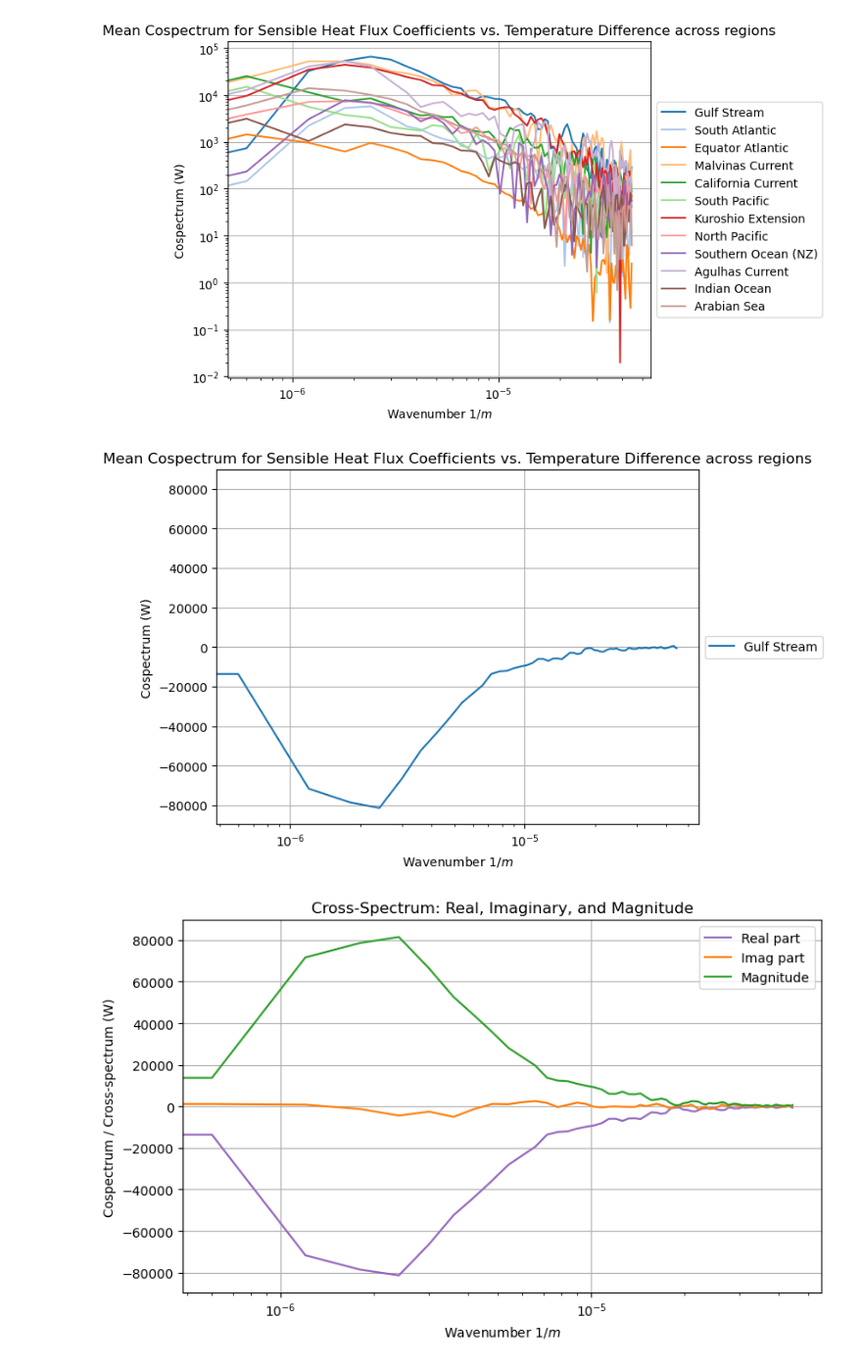
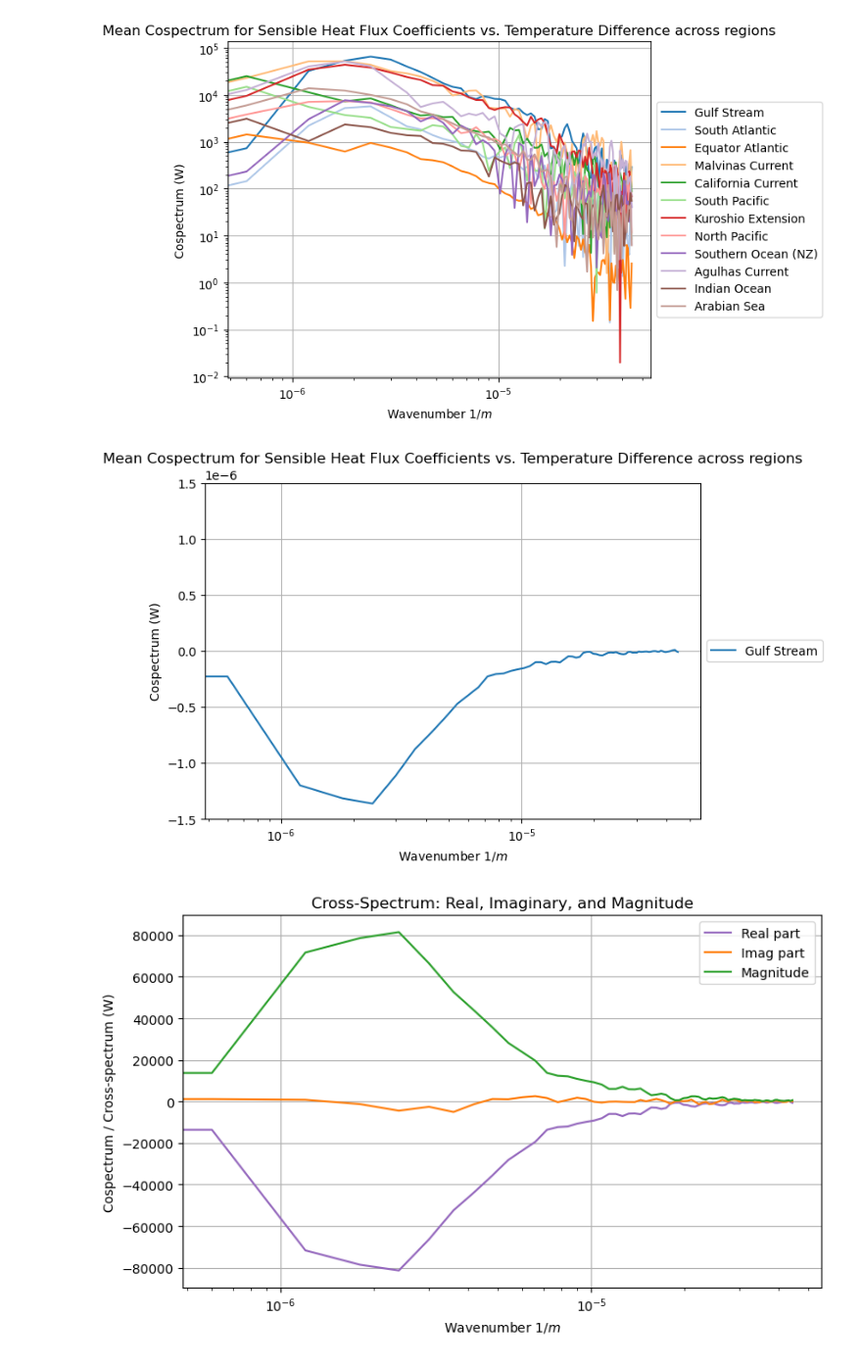
Before and after one commit to ocean-transport/air-sea-ML, a Jupyter notebook: cross_spectrum_figGen.ipynb, the cells around one changed output. Shown at 98% size. Saved outputs shown, nothing was run; the diff lists cells and outputs as text; code cells hidden in the pictures.

```diff
--- a/cross_spectrum_figGen.ipynb
+++ b/cross_spectrum_figGen.ipynb
@@ -1078,35 +1061,36 @@ C_t = C.chunk({"xt_ocean": -1})
 
 # degree to m conversion
 T_diff_t = T_diff_t.assign_coords(xt_ocean=T_diff_t.xt_ocean*111000)
 C_t = C_t.assign_coords(xt_ocean=C_t.xt_ocean*111000)
 
 cross_specs = xrft.cross_spectrum(T_diff_t, C_t, dim='xt_ocean', window=True, detrend="linear", density=False)
 
 cross_spec_mean = cross_specs.mean(['yt_ocean', 'time']).compute()
+cs_max = np.abs(cross_spec_mean[1:].real).max()
 
 plt.plot(
     cross_spec_mean["freq_xt_ocean"],
-    cross_spec_mean.real * cross_spec_mean["freq_xt_ocean"],
+    cross_spec_mean.real * cross_spec_mean["freq_xt_ocean"] / cs_max,
     label=box_names[i],
     color=colors[i]
 )
 
 plt.xlabel(r"Wavenumber $1/m$")
 plt.xscale('log')
 #plt.yscale('log')
 plt.ylabel("Cospectrum (W)")
 plt.grid()
 plt.title("Mean Cospectrum for Sensible Heat Flux Coefficients vs. Temperature Difference across regions")
 
 plt.legend(
     loc='center left',
     bbox_to_anchor=(1, 0.5),
     ncol=1
 )
 plt.tight_layout()
 plt.show()
 # %% [output]
-[figure, old version]
+[figure, new version]
 # %%
 colors = plt.get_cmap('tab20').colors
 i = 0
```
Also changed, not shown: parts of 7 cells of this notebook, 1 other file.
